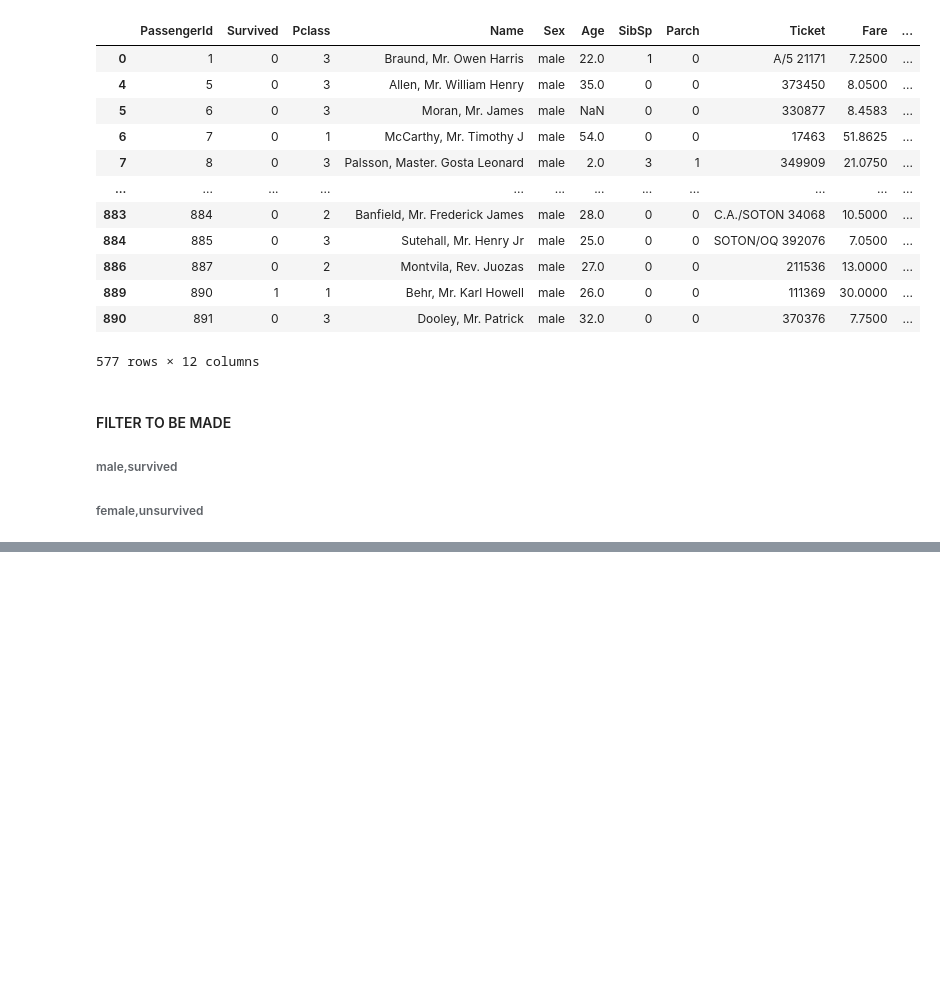
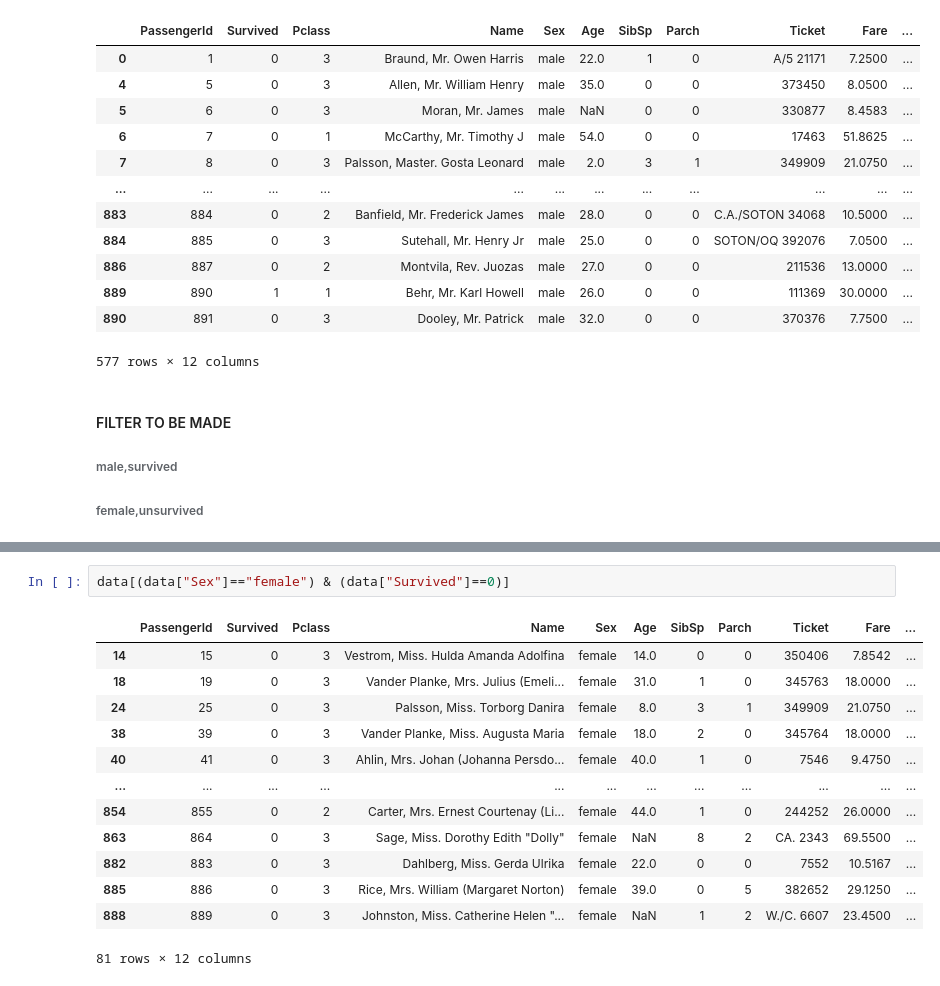
Before and after one commit to abhisaha15/learning_pandas, a Jupyter notebook: titanic.ipynb, the cells around one changed output, grey strips where cells are left out. Drawn from its saved outputs; the diff is of its cells as text; blank space fills up the shorter version.

```diff
--- a/titanic.ipynb
+++ b/titanic.ipynb
@@ -253,0 +270,16 @@ data[data["Sex"]=="male"]
+# %%
+data[(data["Sex"]=="female") & (data["Survived"]==0)]
+# %% [output]
+|  | PassengerId | Survived | Pclass | Name | Sex | Age | SibSp | Parch | Ticket | Fare | ... |
+| 14 | 15 | 0 | 3 | Vestrom, Miss. Hulda Amanda Adolfina | female | 14.0 | 0 | 0 | 350406 | 7.8542 | ... |
+| 18 | 19 | 0 | 3 | Vander Planke, Mrs. Julius (Emeli... | female | 31.0 | 1 | 0 | 345763 | 18.0000 | ... |
+| 24 | 25 | 0 | 3 | Palsson, Miss. Torborg Danira | female | 8.0 | 3 | 1 | 349909 | 21.0750 | ... |
+| 38 | 39 | 0 | 3 | Vander Planke, Miss. Augusta Maria | female | 18.0 | 2 | 0 | 345764 | 18.0000 | ... |
+| 40 | 41 | 0 | 3 | Ahlin, Mrs. Johan (Johanna Persdo... | female | 40.0 | 1 | 0 | 7546 | 9.4750 | ... |
+| ... | ... | ... | ... | ... | ... | ... | ... | ... | ... | ... | ... |
+| 854 | 855 | 0 | 2 | Carter, Mrs. Ernest Courtenay (Li... | female | 44.0 | 1 | 0 | 244252 | 26.0000 | ... |
+| 863 | 864 | 0 | 3 | Sage, Miss. Dorothy Edith "Dolly" | female | NaN | 8 | 2 | CA. 2343 | 69.5500 | ... |
+| 882 | 883 | 0 | 3 | Dahlberg, Miss. Gerda Ulrika | female | 22.0 | 0 | 0 | 7552 | 10.5167 | ... |
+| 885 | 886 | 0 | 3 | Rice, Mrs. William (Margaret Norton) | female | 39.0 | 0 | 5 | 382652 | 29.1250 | ... |
+| 888 | 889 | 0 | 3 | Johnston, Miss. Catherine Helen "... | female | NaN | 1 | 2 | W./C. 6607 | 23.4500 | ... |
+81 rows × 12 columns
```
Also changed, not shown: parts of 1 cell of this notebook.
